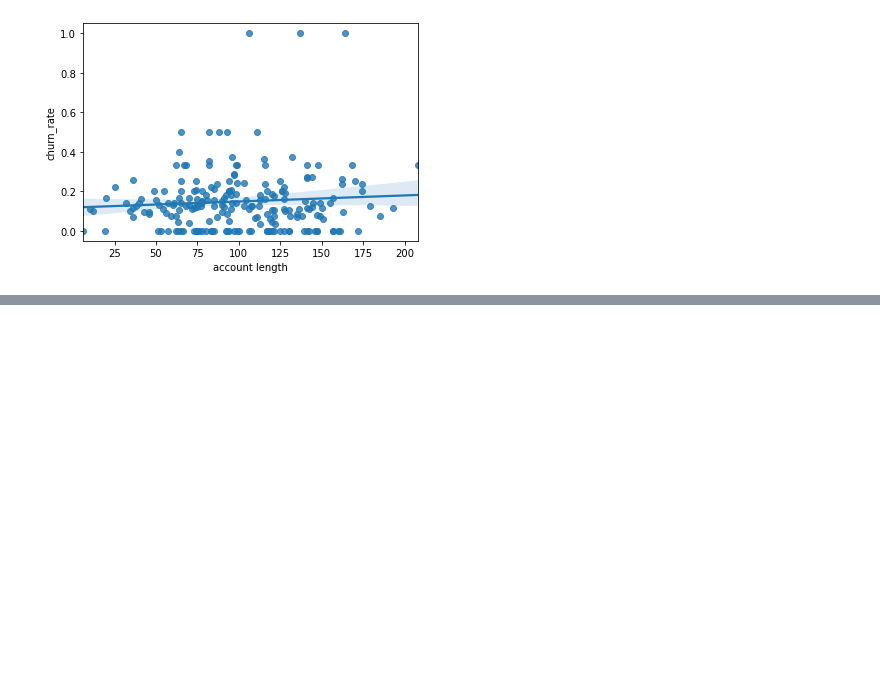
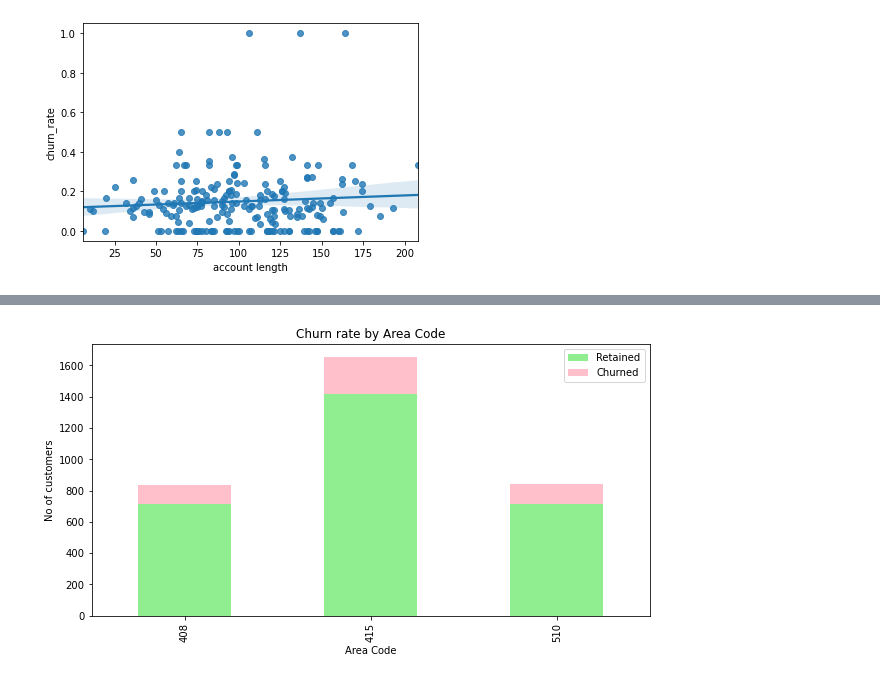
Before and after one commit to MichalOst3389/nhl_team_analysis, a Jupyter notebook: student.ipynb, the cells around one changed output, grey strips where cells are left out. Cells and saved outputs as stored; diff of their text form; code cells hidden in the pictures; blank space fills up the shorter version.

```diff
--- a/student.ipynb
+++ b/student.ipynb
@@ -186,0 +172,15 @@ sns.regplot(x='account length', y='churn_rate', data=Telecomdf)
+# %%
+# calculate the percentage of customers that churned for each area code
+Telecomdf['churn'] = Telecomdf['churn'].replace({0: 'No', 1: 'Yes'})
+churn_by_area = Telecomdf.groupby(['area code', 'churn'])['customer service calls'].count().unstack().reset_index()
+churn_by_area['churn rate'] = (churn_by_area['Yes']/(churn_by_area['Yes'] + churn_by_area['No']))*100
+
+# create a stacked bar chart
+ax = churn_by_area.plot(kind='bar', stacked=True, x='area code', y=['No', 'Yes'], color=['lightgreen', 'pink'],figsize=(10,5))
+ax.set_xlabel('Area Code')
+ax.set_ylabel('No of customers')
+plt.legend(["Retained", "Churned"])
+plt.title('Churn rate by Area Code')
+plt.show()
+# %% [output]
+[figure, added]
```
Also changed, not shown: parts of 8 cells of this notebook.
